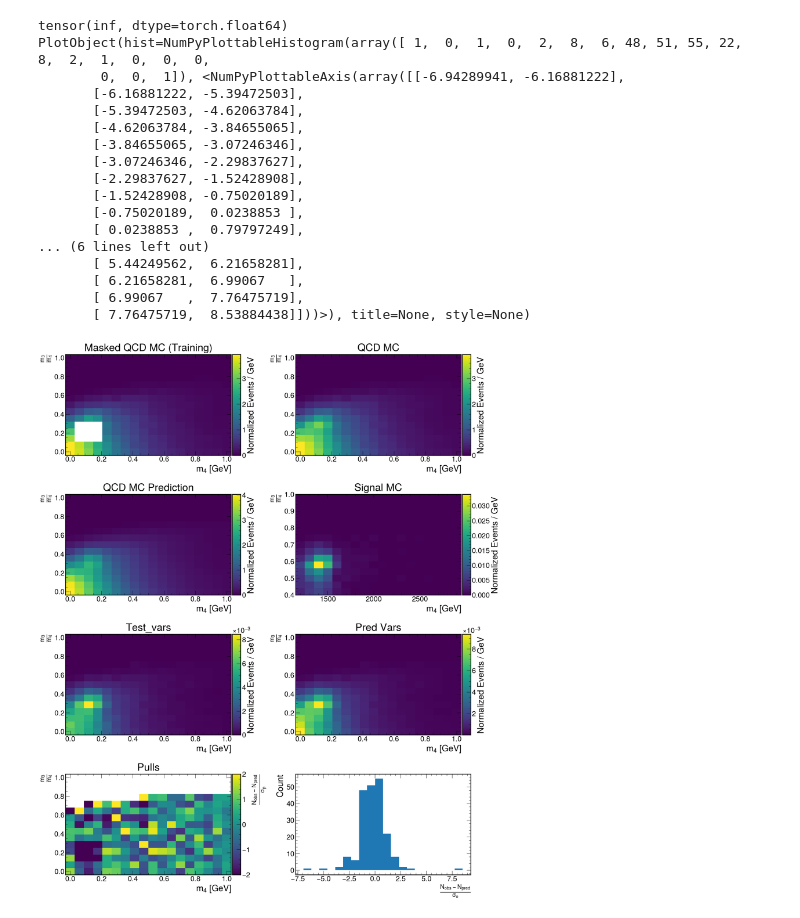
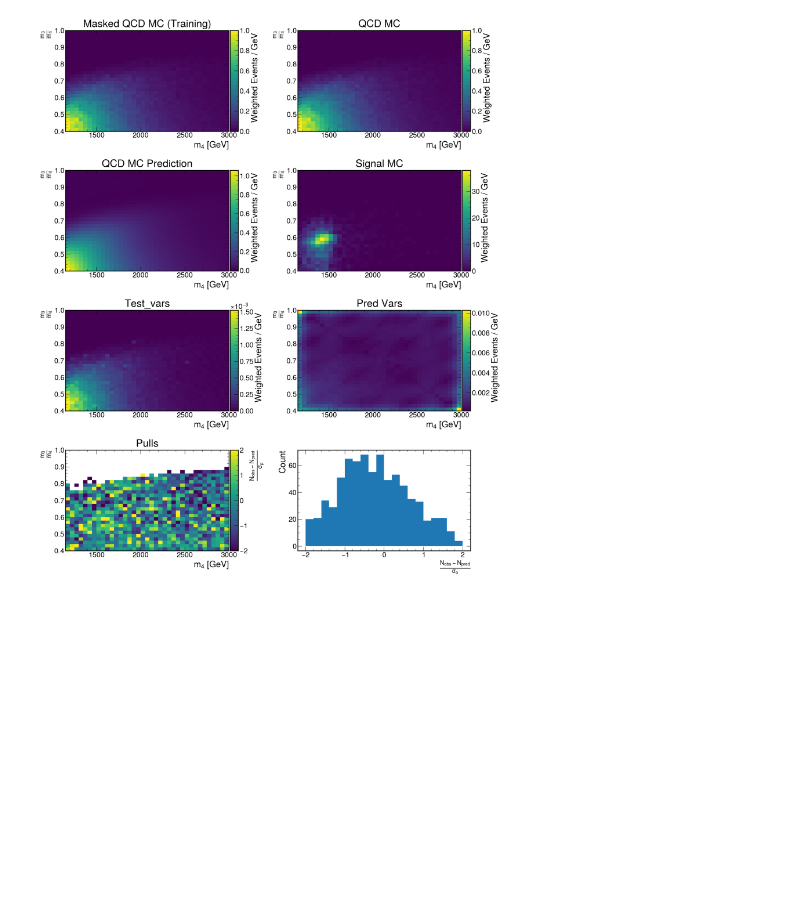
Before and after one commit to UMN-CMS/SingleStopCoffea, a Jupyter notebook: notebooks/multidim_fit.ipynb, the cells around one changed output. Saved outputs shown, nothing was run; the diff lists cells and outputs as text; code cells hidden in the pictures; blank space fills up the shorter version.

```diff
--- a/notebooks/multidim_fit.ipynb
+++ b/notebooks/multidim_fit.ipynb
@@ -118,19 +65,21 @@ test_vars = transformed_vars
 # %%
+from analyzer.plotting.core_plots import *
 fig,ax = plt.subplots(2,2, figsize=(8,8))
-def simpleGrid(ax, inx,iny):
-    x=np.unique(inx[:,0])
-    y=np.unique(inx[:,1])
-    X,Y = np.meshgrid(x,y)
+def simpleGrid(ax, edges,iny):
+    X,Y = np.meshgrid(*edges)
     z=iny
-    Z=z.reshape(len(y),len(x))
+    Z=z.reshape(len(edges[1])-1,len(edges[0])-1)
     f = ax.pcolormesh(X,Y,Z)
     addColorbar(ax,f)
     return f
 
-simpleGrid(ax[0,0],test_x,test_y)
-simpleGrid(ax[1,0],test_x,test_vars)
 
-simpleGrid(ax[0,1],test_x, np.ma.masked_where(~torch.flatten(centers_mask), test_y))
-drawAs2DHist(ax[1,1], PlotObject(sig_hist))
+print(train.outputs.shape)
+print(test.outputs.shape)
+simpleGrid(ax[0,0],test.edges, test.outputs)
+simpleGrid(ax[0,1],test.edges, np.ma.masked_where(torch.flatten(centers_mask), test.outputs))
+simpleGrid(ax[1,0],test.edges, test.variances)
+
+drawAs2DHist(ax[1,1], PlotObject.fromHist(sig_hist))
 fig.tight_layout()
 # %% [output]
@@ -341,16 +108,15 @@ with torch.no_grad(), gpytorch.settings.fast_computations():
 # %%
 from mpl_toolkits.axes_grid1 import make_axes_locatable
 import itertools as it
+from analyzer.plotting.core_plots import *
+
+pred_mean = pred.mean
+pred_var = pred.variance
 
 
-pred_mean = observed_pred.mean
-pred_var = observed_pred.variance
-
-
-all_pulls = (pred_mean - test_y)/ torch.sqrt(test_vars)
-all_x2 = (pred_mean - test_y)**2 / test_vars
+all_pulls = (pred_mean - test.outputs) / torch.sqrt(test.variances)
+all_x2 = (pred_mean - test.outputs)**2 / test.variances
 x2 = torch.sum(all_x2)
-print(x2)
 
 def addColorbar(ax, vals):
     divider = make_axes_locatable(ax)
@@ -362,72 +128,51 @@ def addColorbar(ax, vals):
 
 fig, ax=plt.subplots(4,2, figsize=(20,24), layout="tight")
 
-f = simpleGrid(ax[0,0], test_x, np.ma.masked_where(~centers_mask,torch.reshape(test_y, centers_mask.shape)))
-#ax[0,0].pcolormesh(*torch.unbind(centers_grid,axis=2), np.ma.masked_where(~centers_mask,bin_values))
+f = simpleGrid(ax[0,0], test.edges, np.ma.masked_where(centers_mask,torch.reshape(test.outputs, centers_mask.shape)))
 ax[0,0].set_title("Masked QCD MC (Training)")
 
-f = simpleGrid(ax[1,0], test_x, pred_mean)
-#f = ax[1,0].pcolormesh(*torch.unbind(centers_grid,axis=2), r)
+f = simpleGrid(ax[1,0], test.edges, pred_mean)
 ax[1,0].set_title("QCD MC Prediction")
 
 
 
-f = simpleGrid(ax[0,1], test_x, test_y)
+f = simpleGrid(ax[0,1], test.edges, test.outputs)
 #f=ax[0,1].pcolormesh(*torch.unbind(centers_grid,axis=2), bin_values)
 ax[0,1].set_title("QCD MC")
 
-
-drawAs2DHist(ax[1,1], PlotObject(sig_hist))
-addTitles2D(ax[1,1], sig_hist)
+drawAs2DHist(ax[1,1], PlotObject.fromHist(sig_hist))
+addTitles2D(ax[1,1], PlotObject.fromHist(sig_hist))
 ax[1,1].set_title("Signal MC")
 
 
-f = simpleGrid(ax[2,0], test_x, test_vars)
+f = simpleGrid(ax[2,0], test.edges, test.variances)
 ax[2,0].set_title("Test_vars")
 
 
-f = simpleGrid(ax[2,1], test_x, pred_var)
+f = simpleGrid(ax[2,1], test.edges, pred_var)
 ax[2,1].set_title("Pred Vars")
 
 
-f = simpleGrid(ax[3,0], test_x, (pred_mean - test_y)/ torch.sqrt(test_vars))
+f = simpleGrid(ax[3,0], test.edges, (pred_mean - test.outputs)/ torch.sqrt(test.variances))
 f.set_clim(-2,2)
 ax[3,0].set_title("Pulls")
 
 
 for  x in it.chain(*ax):
-    addTitles2D(x, sig_hist)
+    addTitles2D(x, PlotObject.fromHist(sig_hist))
 
 ax[3,0].cax.set_ylabel(r"$\frac{N_{obs}-N_{pred}}{\sigma_{p}}$")
 
 import uhi
 
-p = PlotObject(uhi.numpy_plottable.ensure_plottable_histogram(np.histogram(all_pulls[torch.abs(all_pulls) < 20], bins=20)))
-print(p)
+p = PlotObject.fromHist(uhi.numpy_plottable.ensure_plottable_histogram(np.histogram(all_pulls[torch.abs(all_pulls) < 20], bins=20,range=(-2,2))))
 drawAs1DHist(ax[3,1], p, yerr=False)
 ax[3,1].set_xlabel(r"$\frac{N_{obs}-N_{pred}}{\sigma_{o}}$")
 ax[3,1].set_ylabel("Count")
 
 
 fig.savefig("../figures/current_gp_work.pdf")
 # %% [output]
-tensor(inf, dtype=torch.float64)
-PlotObject(hist=NumPyPlottableHistogram(array([ 1,  0,  1,  0,  2,  8,  6, 48, 51, 55, 22,  8,  2,  1,  0,  0,  0,
-        0,  0,  1]), <NumPyPlottableAxis(array([[-6.94289941, -6.16881222],
-       [-6.16881222, -5.39472503],
-       [-5.39472503, -4.62063784],
-       [-4.62063784, -3.84655065],
-       [-3.84655065, -3.07246346],
-       [-3.07246346, -2.29837627],
-       [-2.29837627, -1.52428908],
-       [-1.52428908, -0.75020189],
-       [-0.75020189,  0.0238853 ],
-       [ 0.0238853 ,  0.79797249],
-... (6 lines left out)
-       [ 5.44249562,  6.21658281],
-       [ 6.21658281,  6.99067   ],
-       [ 6.99067   ,  7.76475719],
-       [ 7.76475719,  8.53884438]]))>), title=None, style=None)
-[figure, old version]
+[figure, new version]
 # %%
 from analyzer.plotting.core_plots import PlotObject
```
Also changed, not shown: parts of 13 cells of this notebook, 31 other files.
